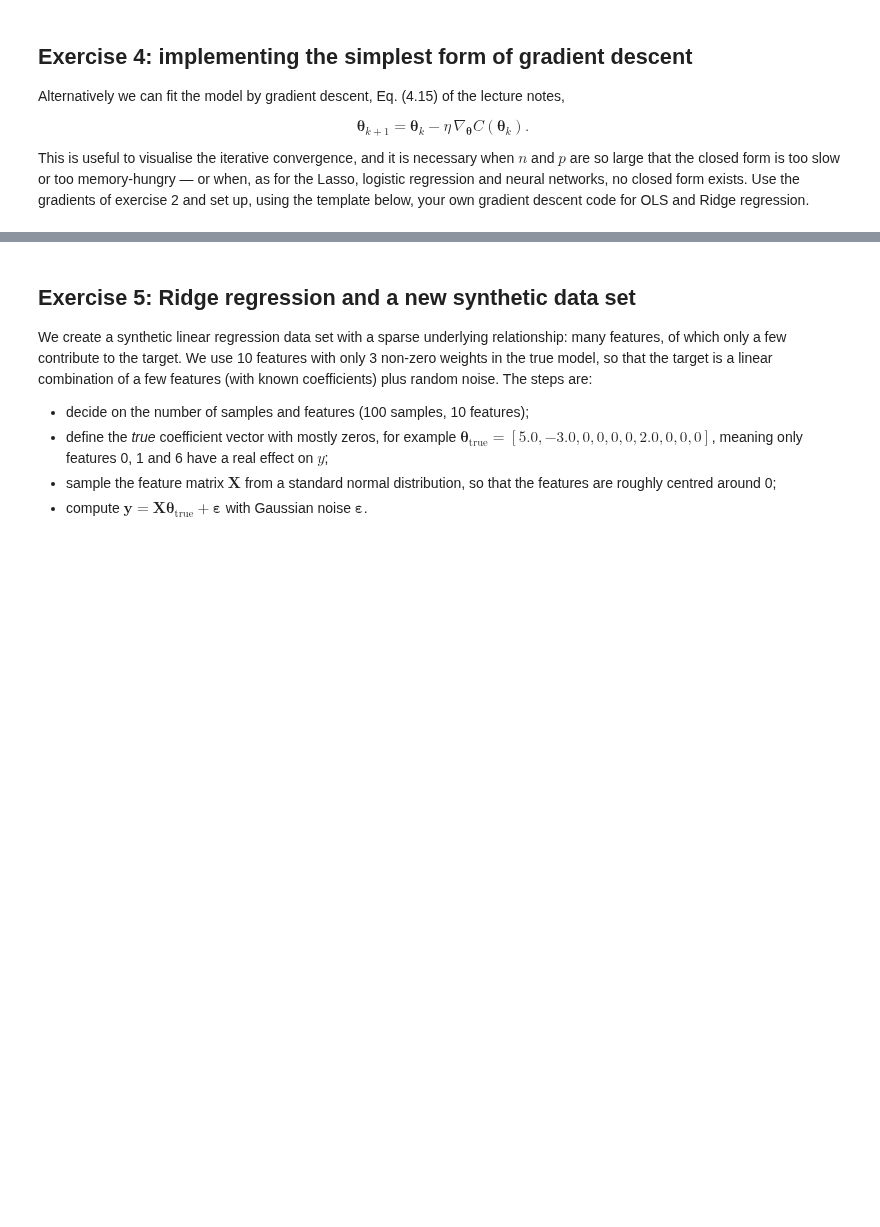
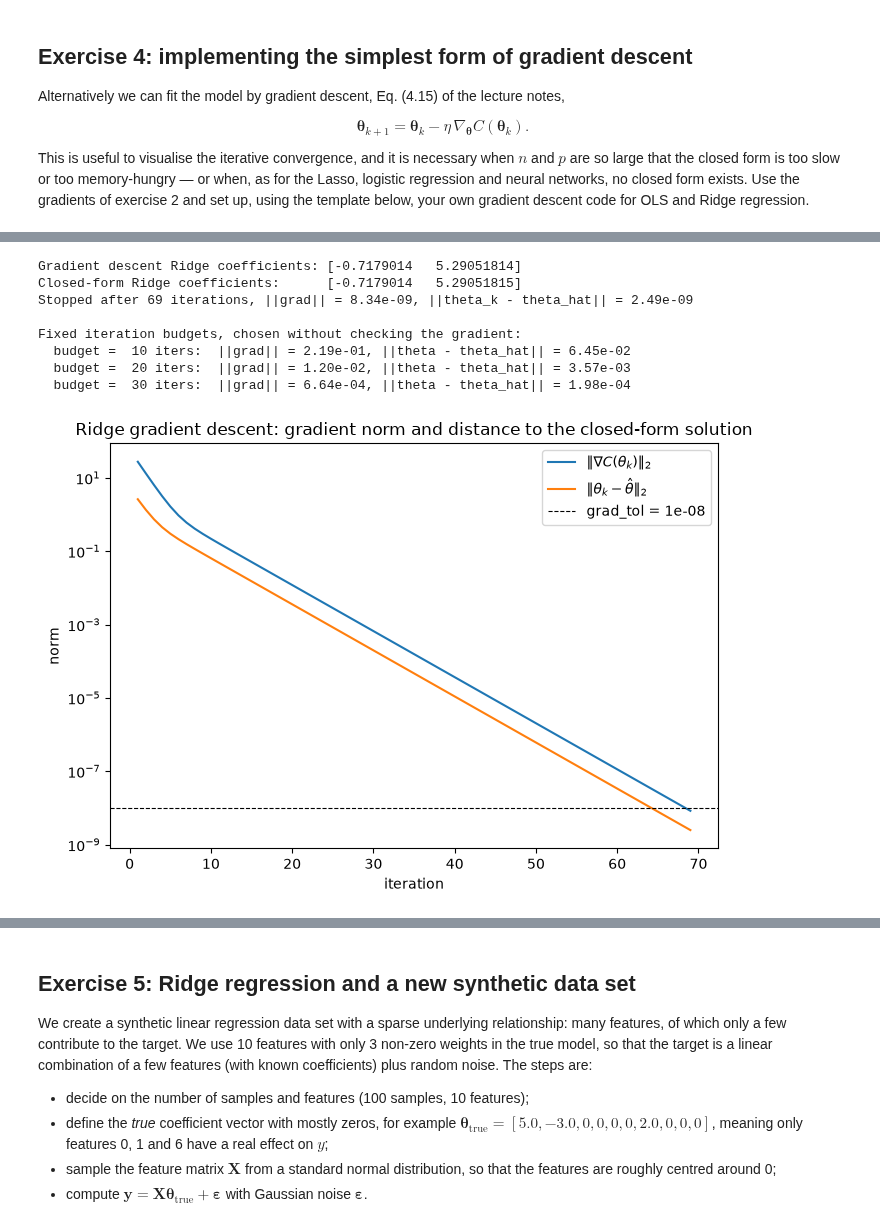
Before and after one commit to SigurdRiseth/FYS-STK4155-exercises, a Jupyter notebook: solutions/week37/exercisesweek37.ipynb, the cells around one changed output, grey strips where cells are left out. Saved outputs shown, nothing was run; the diff lists cells and outputs as text; code cells hidden in the pictures; blank space fills up the shorter version.

```diff
--- a/solutions/week37/exercisesweek37.ipynb
+++ b/solutions/week37/exercisesweek37.ipynb
@@ -406,0 +474,72 @@ cost relative to one evaluation of the cost function (Section 4.14.4)?
+# %%
+# 4b) Gradient descent for Ridge regression, with a proper stopping criterion
+
+# Set eta and lambda explicitly here. (`lam` was otherwise left over at 1e3,
+# the last value of the lambdas sweep in exercise 3b -- that leftover value is
+# exactly why the un-edited Ridge run in the template above diverges:
+# eta * 2*lam = 0.1 * 2000 = 200, far outside the stability region
+# eta < 2/lambda_max derived in exercise 4c.)
+eta = 0.1
+lam = 0.25
+
+grad_tol = 1e-8     # stop once the gradient is essentially zero ...
+num_iters = 5000     # ... but never run forever if something is wrong
+
+theta_hat_Ridge = np.linalg.solve(
+    X_train.T @ X_train + n_train * lam * np.eye(n_features), X_train.T @ y_train
+)
+
+theta = np.zeros(n_features)
+grad_history = []
+dist_history = []
+iters_used = num_iters
+
+for t in range(1, num_iters + 1):
+    grad_Ridge = 2 / n_train * X_train.T @ (X_train @ theta - y_train) + 2 * lam * theta
+    theta = theta - eta * grad_Ridge
+    grad_history.append(np.linalg.norm(grad_Ridge))
+    dist_history.append(np.linalg.norm(theta - theta_hat_Ridge))
+    if grad_history[-1] < grad_tol:
+        iters_used = t
+        break
+
+print(f"Gradient descent Ridge coefficients: {theta}")
+print(f"Closed-form Ridge coefficients:      {theta_hat_Ridge}")
+print(
+    f"Stopped after {iters_used} iterations, ||grad|| = {grad_history[-1]:.2e}, "
+    f"||theta_k - theta_hat|| = {dist_history[-1]:.2e}"
+)
+
+# What goes wrong with a fixed iteration budget alone: rerun with a budget
+# chosen up front, without looking at the gradient, and see how far off it is.
+print("\nFixed iteration budgets, chosen without checking the gradient:")
+for fixed_budget in [10, 20, 30]:
+    theta_fixed = np.zeros(n_features)
+    for t in range(fixed_budget):
+        grad = 2 / n_train * X_train.T @ (X_train @ theta_fixed - y_train) + 2 * lam * theta_fixed
+        theta_fixed -= eta * grad
+    print(
+        f"  budget = {fixed_budget:>3} iters:  ||grad|| = {np.linalg.norm(grad):.2e}, "
+        f"||theta - theta_hat|| = {np.linalg.norm(theta_fixed - theta_hat_Ridge):.2e}"
+    )
+
+plt.figure(figsize=(7, 5))
+plt.semilogy(range(1, len(grad_history) + 1), grad_history, label=r"$\|\nabla C(\theta_k)\|_2$")
+plt.semilogy(range(1, len(dist_history) + 1), dist_history, label=r"$\|\theta_k - \hat\theta\|_2$")
+plt.axhline(grad_tol, color="k", linestyle="--", linewidth=0.8, label=f"grad_tol = {grad_tol:.0e}")
+plt.xlabel("iteration")
+plt.ylabel("norm")
+plt.title("Ridge gradient descent: gradient norm and distance to the closed-form solution")
+plt.legend()
+plt.tight_layout()
+plt.show()
+# %% [output]
+Gradient descent Ridge coefficients: [-0.7179014   5.29051814]
+Closed-form Ridge coefficients:      [-0.7179014   5.29051815]
+Stopped after 69 iterations, ||grad|| = 8.34e-09, ||theta_k - theta_hat|| = 2.49e-09
+
+Fixed iteration budgets, chosen without checking the gradient:
+  budget =  10 iters:  ||grad|| = 2.19e-01, ||theta - theta_hat|| = 6.45e-02
+  budget =  20 iters:  ||grad|| = 1.20e-02, ||theta - theta_hat|| = 3.57e-03
+  budget =  30 iters:  ||grad|| = 6.64e-04, ||theta - theta_hat|| = 1.98e-04
+[figure, added]
```
Also changed, not shown: parts of 11 cells of this notebook, 2 other files.
